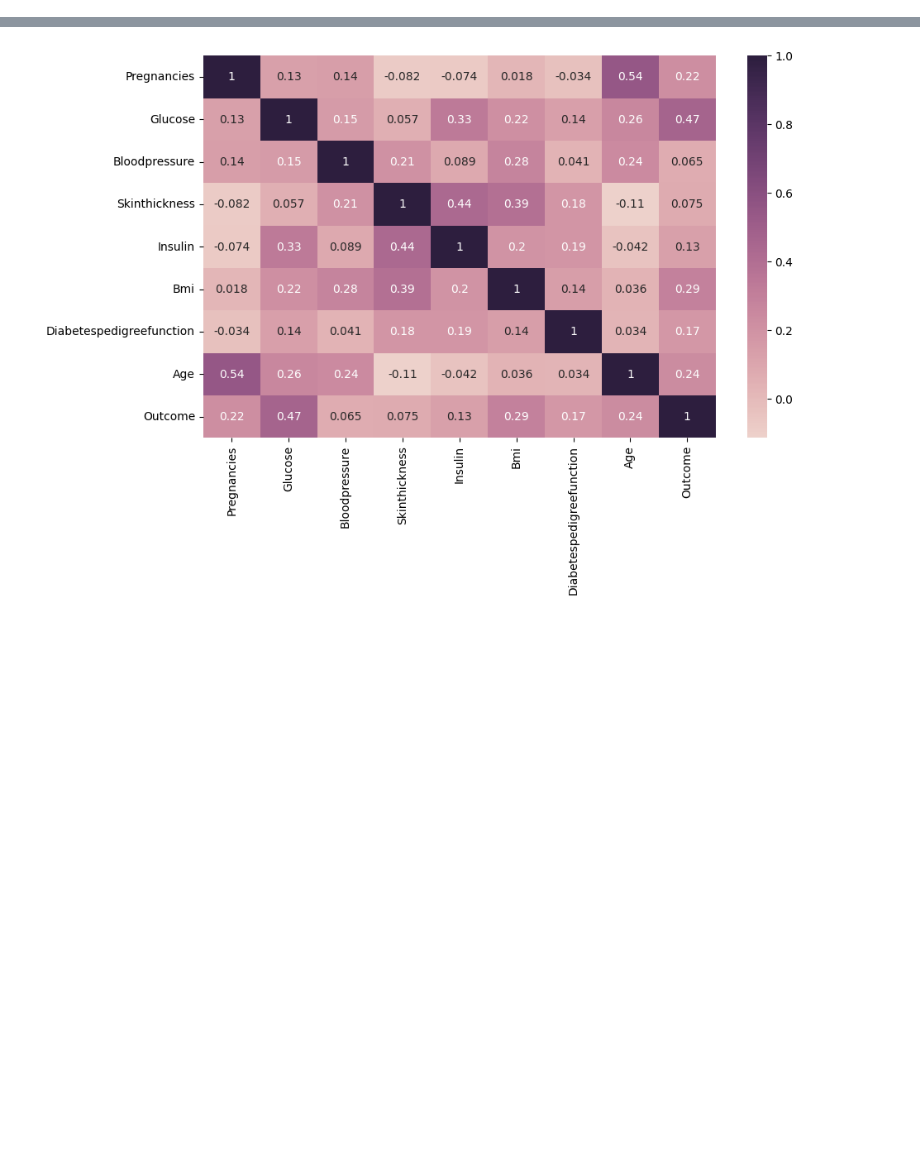
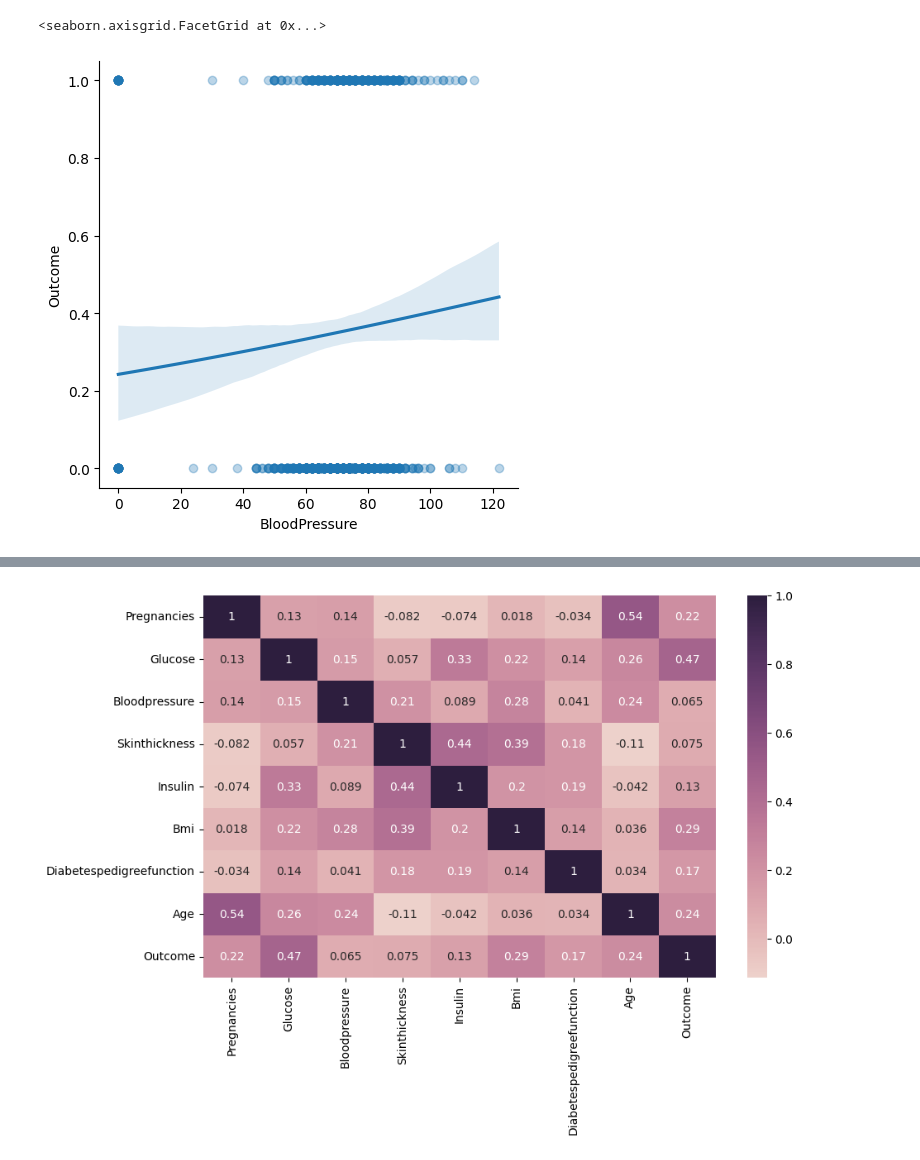
Before and after one commit to Versus-91/blackboxofmachinelearning, a Jupyter notebook: diabetes.ipynb, the cells around one changed output, grey strips where cells are left out. Cells and saved outputs as stored; diff of their text form; code cells hidden in the pictures; blank space fills up the shorter version.

```diff
--- a/diabetes.ipynb
+++ b/diabetes.ipynb
@@ -500,0 +168,7 @@ ValueError: shapes (636,4) and (636,) not aligned: 4 (dim 1) != 636 (dim 0)
+# %%
+import seaborn as sns
+# Assuming 'data' contains your dataset
+sns.lmplot(x='BloodPressure', y='Outcome', data=df, logistic=True, scatter_kws={'alpha':0.3})
+# %% [output]
+<seaborn.axisgrid.FacetGrid at 0x...>
+[figure, added]
```
Also changed, not shown: parts of 11 cells of this notebook, 13 other files.
